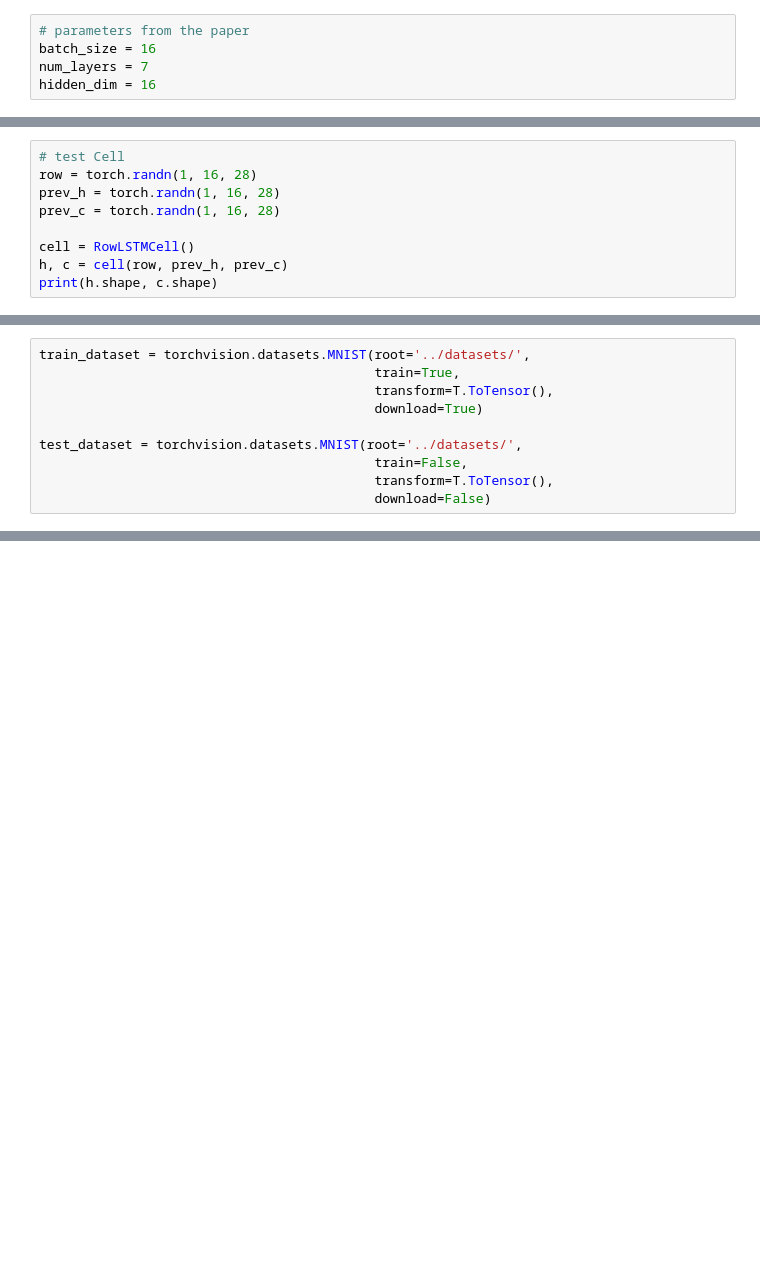
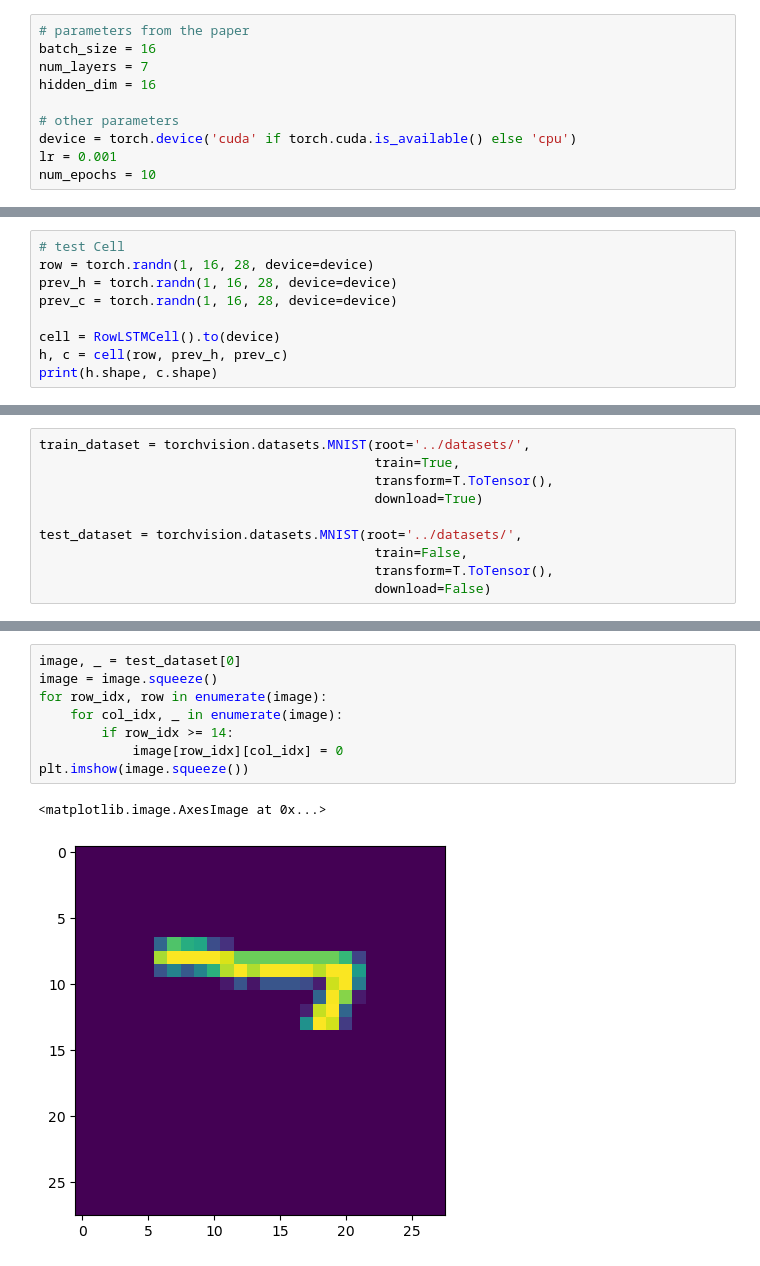
Before and after one commit to World4AI/World4AI, a Jupyter notebook: website/src/notebooks/autoregressive_generative/PixelRNN.ipynb, the cells around one changed output, grey strips where cells are left out. Drawn from its saved outputs; the diff is of its cells as text; blank space fills up the shorter version.

```diff
--- a/website/src/notebooks/autoregressive_generative/PixelRNN.ipynb
+++ b/website/src/notebooks/autoregressive_generative/PixelRNN.ipynb
@@ -14,6 +16,11 @@ import torchvision.transforms as T
 batch_size = 16
 num_layers = 7
 hidden_dim = 16
+
+# other parameters
+device = torch.device('cuda' if torch.cuda.is_available() else 'cpu')
+lr = 0.001
+num_epochs = 10
 # %% [markdown]
 The architecture is designed for MNIST only and for static inputs.
 # %%
@@ -116,11 +124,11 @@ class RowLSTMCell(nn.Module):
         return h, c
 # %%
 # test Cell
-row = torch.randn(1, 16, 28)
-prev_h = torch.randn(1, 16, 28)
-prev_c = torch.randn(1, 16, 28)
+row = torch.randn(1, 16, 28, device=device)
+prev_h = torch.randn(1, 16, 28, device=device)
+prev_c = torch.randn(1, 16, 28, device=device)
 
-cell = RowLSTMCell()
+cell = RowLSTMCell().to(device)
 h, c = cell(row, prev_h, prev_c)
 print(h.shape, c.shape)
 # %% [output]
@@ -170,0 +256,11 @@ test_dataset = torchvision.datasets.MNIST(root='../datasets/',
+# %%
+image, _ = test_dataset[0]
+image = image.squeeze()
+for row_idx, row in enumerate(image):
+    for col_idx, _ in enumerate(image):
+        if row_idx >= 14:
+            image[row_idx][col_idx] = 0
+plt.imshow(image.squeeze())
+# %% [output]
+<matplotlib.image.AxesImage at 0x...>
+[figure, added]
```
Also changed, not shown: parts of 16 cells of this notebook.
